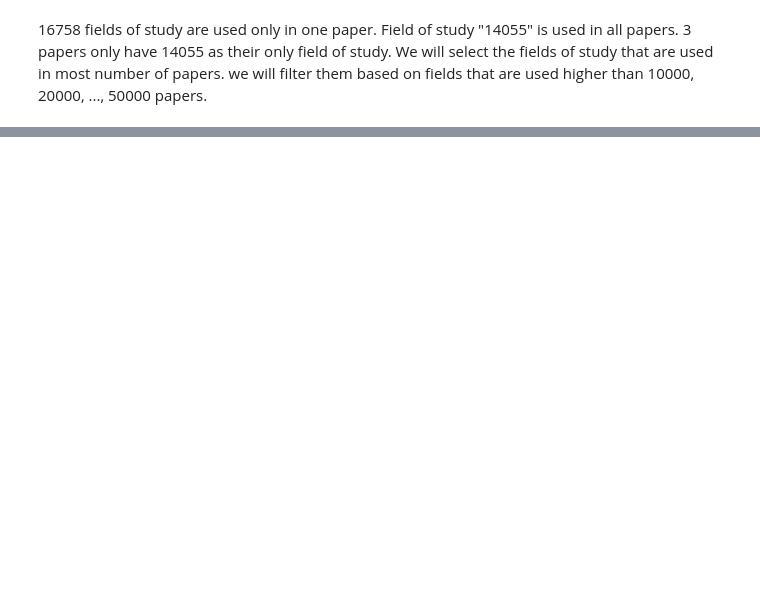
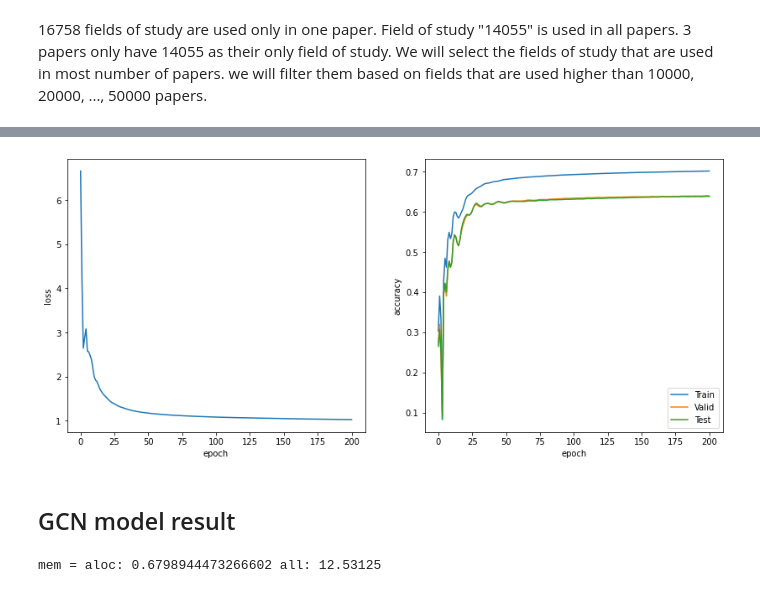
Before and after one commit to sinaziaee/paper_field_prediction, a Jupyter notebook: main.ipynb, the cells around one changed output, grey strips where cells are left out. Drawn from its saved outputs; the diff is of its cells as text; code cells hidden in the pictures; blank space fills up the shorter version.

```diff
--- a/main.ipynb
+++ b/main.ipynb
@@ -179,0 +226,25 @@ data.y_dict['paper'] = new_y
+# %%
+class SAGE(torch.nn.Module):
+    def __init__(self, in_channels, hidden_channels, out_channels, num_layers,
+                 dropout):
+        super(SAGE, self).__init__()
+
+        self.convs = torch.nn.ModuleList()
+        self.convs.append(SAGEConv(in_channels, hidden_channels))
+        for _ in range(num_layers - 2):
+            self.convs.append(SAGEConv(hidden_channels, hidden_channels))
+        self.convs.append(SAGEConv(hidden_channels, out_channels))
+
+        self.dropout = dropout
+
+    def reset_parameters(self):
+        for conv in self.convs:
+            conv.reset_parameters()
+
+    def forward(self, x, adj_t):
+        for i, conv in enumerate(self.convs[:-1]):
+            x = conv(x, adj_t)
+            x = F.relu(x)
+            x = F.dropout(x, p=self.dropout, training=self.training)
+        x = self.convs[-1](x, adj_t)
+        return x.log_softmax(dim=-1)
@@ -179,0 +390,26 @@ data.y_dict['paper'] = new_y
+# %%
+#
+plt.figure(figsize=(14, 6))
+#
+plt.subplot(121)
+plt.plot(loss_list)
+plt.xlabel('epoch')
+plt.ylabel('loss')
+#
+plt.subplot(122)
+plt.plot(train_acc_list, label='Train')
+plt.plot(val_acc_list, label='Valid')
+plt.plot(test_acc_list, label='Test')
+plt.xlabel('epoch')
+plt.ylabel('accuracy')
+#
+plt.legend()
+plt.show()
+# %% [output]
+[figure, added]
+# %% [markdown]
+## GCN model result
+# %%
+print('mem =', 'aloc:', torch.cuda.memory_allocated(0)/1024/1024/1024, 'all:', torch.cuda.memory_reserved(0)/1024/1024/1024)
+# %% [output]
+mem = aloc: 0.6798944473266602 all: 12.53125
```
Also changed, not shown: parts of 36 cells of this notebook.
